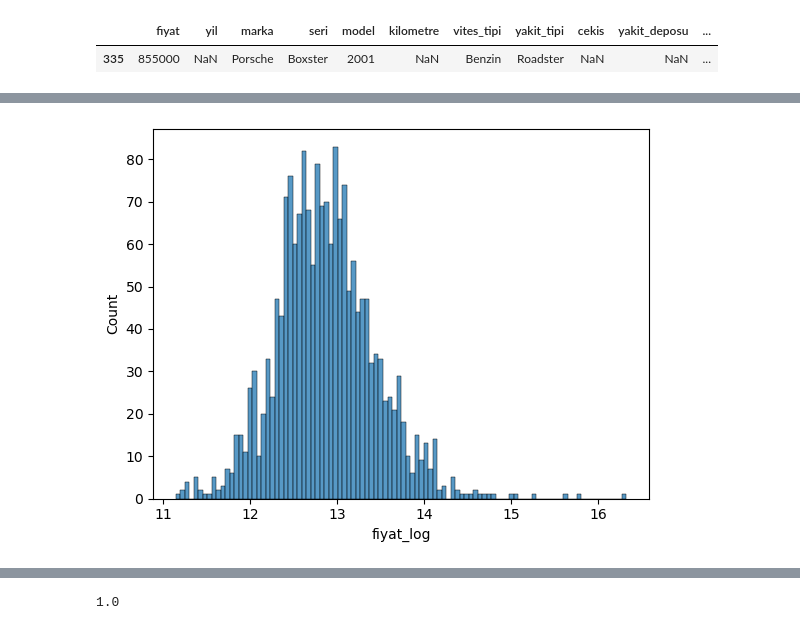
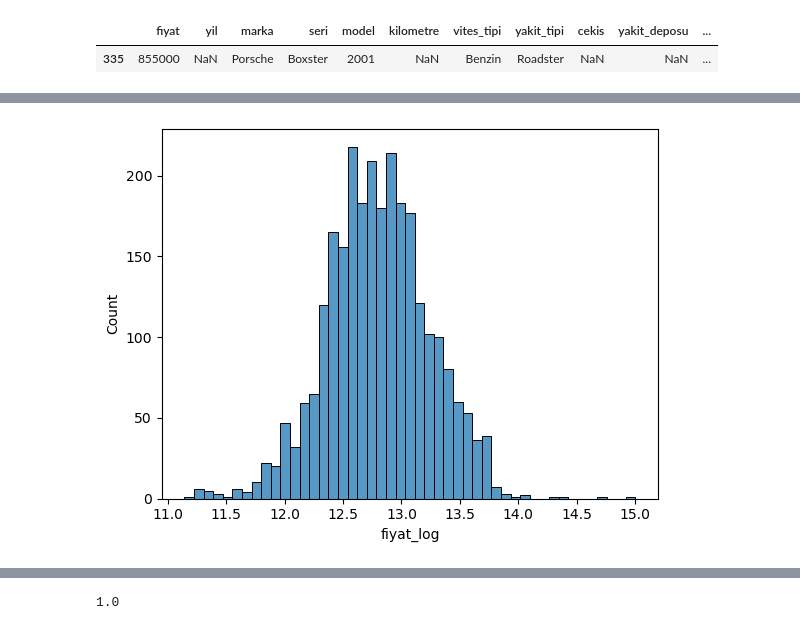
Before and after one commit to nygulzehra/LinearRegression, a Jupyter notebook: arabam.com_dataset.ipynb, the cells around one changed output, grey strips where cells are left out. Cells and saved outputs as stored; diff of their text form; code cells hidden in the pictures.

```diff
--- a/arabam.com_dataset.ipynb
+++ b/arabam.com_dataset.ipynb
@@ -549,2 +602,6 @@ sns.histplot(data = new_df['fiyat'], bins=100);
+# %%
+new_df['yil'] = new_df['yil'].astype(int)
+# yili gunumuzden cikararak sayiyi kucultme
+new_df['yil'] = new_df['yil'].apply(lambda x: 2023-x)
 # %%
 new_df['fiyat_log'] = np.log(new_df['fiyat'])
@@ -550,0 +613,4 @@ new_df['fiyat_log'] = np.log(new_df['fiyat'])
+# %%
+df_oto = pd.read_csv('clean_otoeksper.csv',)
+# %%
+new_df= pd.concat([new_df,df_oto])
@@ -550,0 +637,4 @@ new_df['fiyat_log'] = np.log(new_df['fiyat'])
+# %%
+# veri tiplerini interger a cevirme
+new_df['boyali_parca'] = new_df['boyali_parca'].astype(int)
+new_df['degisen_parca'] = new_df['degisen_parca'].astype(int)
@@ -551,5 +653,5 @@ new_df['fiyat_log'] = np.log(new_df['fiyat'])
 # %%
-sns.histplot(data = new_df['fiyat_log'], bins=100);
+sns.histplot(data = new_df['fiyat_log']);
 # %% [output]
-[figure, old version]
+[figure, new version]
 # %%
```
Also changed, not shown: parts of 75 cells of this notebook.
